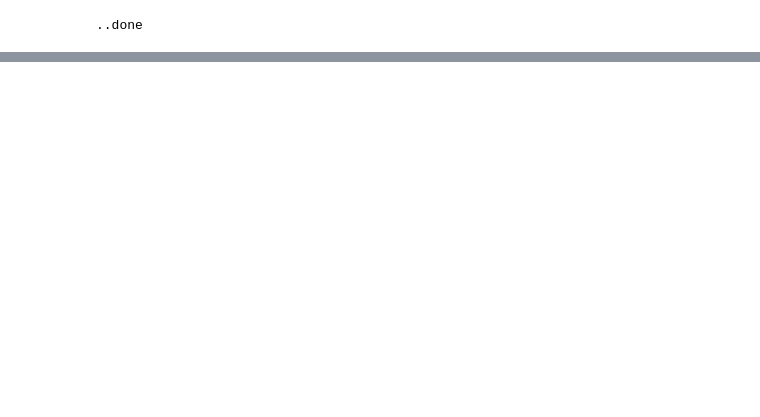
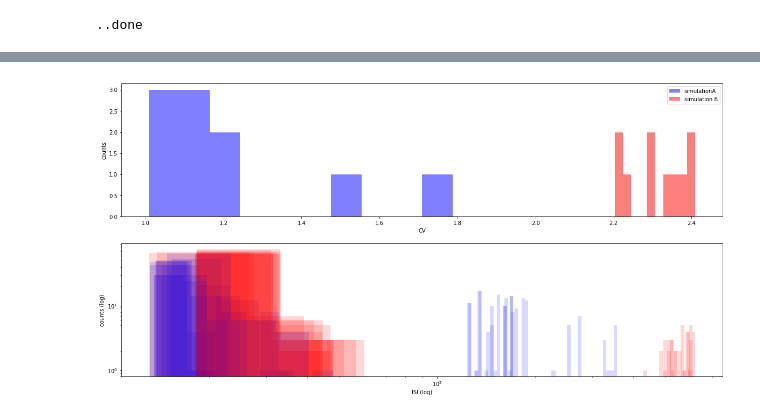
Before and after one commit to dhadjia1/epilepsy_kuramoto, a Jupyter notebook: izhi/main_simulation_izhi.ipynb, the cells around one changed output, grey strips where cells are left out. Drawn from its saved outputs; the diff is of its cells as text; code cells hidden in the pictures; blank space fills up the shorter version.

```diff
--- a/izhi/main_simulation_izhi.ipynb
+++ b/izhi/main_simulation_izhi.ipynb
@@ -197,0 +181,19 @@ plt.show()
+# %%
+network_activation_A = get_PSTH(binned_network_activity_A, noscillators, chunk/1000., filt=True)
+network_activation_B = get_PSTH(binned_network_activity_B, noscillators, chunk/1000., filt=True)
+
+ISI_A_lst, ISI_B_lst = [], []
+cv_A_lst, cv_B_lst = [], []
+for i in xrange(noscillators):
+    ISI_A_lst.append(get_ISI(spike_times_A[i]))
+    ISI_B_lst.append(get_ISI(spike_times_B[i]))
+    cv_A_lst.append(get_CV(spike_times_A[i]))
+    cv_B_lst.append(get_CV(spike_times_B[i]))
+
+
+ifr_A, ifr_B = [], []
+for i in xrange(noscillators):
+    ifr_A.append(get_instantaneous_FR(spike_times_A[i], 0.025, t_start=0., t_stop=5000.))
+    ifr_B.append(get_instantaneous_FR(spike_times_B[i], 0.025, t_start=0., t_stop=5000.))
+
+print('..done')
@@ -197,0 +202,71 @@ plt.show()
+# %%
+%matplotlib inline
+
+fig, (ax1, ax2) = plt.subplots(2,1, figsize=(20,10))
+
+
+ax1.hist(cv_A_lst, color='b', alpha=0.5, label='simulationA')
+ax1.hist(cv_B_lst, color='r', alpha=0.5, label='simulation B')
+ax1.legend()
+ax1.set_xlabel('CV')
+ax1.set_ylabel('counts')
+
+for i in xrange(noscillators):
+    ax2.hist(ISI_A_lst[i], bins=40, color='b', alpha=0.15)
+    ax2.hist(ISI_B_lst[i], bins=40, color='r', alpha=0.15)
+ax2.set_yscale('log')
+ax2.set_xscale('log')
+ax2.set_xlabel('ISI (log)')
+ax2.set_ylabel('counts (log)')
+plt.show()
+
+
+fig, (ax1, ax2, ax3) = plt.subplots(3,1, figsize=(20,10))
+ifr_times = np.arange(0., 5000., 0.025)
+for i in xrange(noscillators):
+    if i == noscillators - 1:
+        ax1.plot(ifr_times, ifr_A[i], color='r', alpha=0.2, label='simulation A')
+        ax1.plot(ifr_times, ifr_B[i], color='b', alpha=0.2, label='simulation B')
+    else:
+        ax1.plot(ifr_times, ifr_A[i], color='r', alpha=0.2)
+        ax1.plot(ifr_times, ifr_B[i], color='b', alpha=0.2)
+ax1.legend()
+ax1.set_ylabel('Instantaneous firing rate (Hz)')
+
+for i in xrange(len(spike_times_A)):
+    ax2.vlines(spike_times_A[i], i + 0.5, i + 1.5)
+    ax3.vlines(spike_times_B[i], i + 0.5, i + 1.5)
+    ax2.set_ylabel('neuron #')
+    ax3.set_ylabel('neuron #')
+    ax2.set_title('simulation A: (mean, std), (%0.3f, %0.3f)' % (activity_A_mean, activity_A_std))
+    ax3.set_title('simulation B: (mean, std), (%0.3f, %0.3f)' % (activity_B_mean, activity_B_std))
+ax22 = ax2.twinx()
+ax22.plot(binned_times_A[0], network_activation_A, c='b', alpha=0.75)
+ax22.set_ylabel('spikes/s')
+ax33 = ax3.twinx()
+ax33.plot(binned_times_B[0], network_activation_B, c='b', alpha=0.75)
+ax33.set_ylabel('spikes/s')
+ax3.set_xlabel('time (msec)')
+
+fig, (ax1, ax2) = plt.subplots(2,1, figsize=(20,10))
+for i in xrange(len(soma_voltages_A)):
+    ax1.plot(neuron_times_A[i], soma_voltages_A[i,:])
+    ax11 = ax1.twinx()
+    ax11.plot(simulation_times_A*1000., synchrony_A_abridged, 'black', linestyle='--')
+    ax2.plot(neuron_times_B[i], soma_voltages_B[i,:])
+    ax22 = ax2.twinx()
+    ax22.plot(simulation_times_B*1000., synchrony_B_abridged, 'black', linestyle='--')
+    ax1.set_title('simulation A')
+    ax2.set_title('simulation B')
+
+ax1.set_ylabel('membrane potential (mV)')
+ax11.set_ylabel('synchrony')
+ax2.set_xlabel('time (msec)')
+ax2.set_ylabel('membrane potential (mV)')
+ax22.set_ylabel('synchrony')
+
+
+plt.xlabel('time (msec)')
+plt.show()
+# %% [output]
+[figure, added]
```
Also changed, not shown: parts of 10 cells of this notebook.
